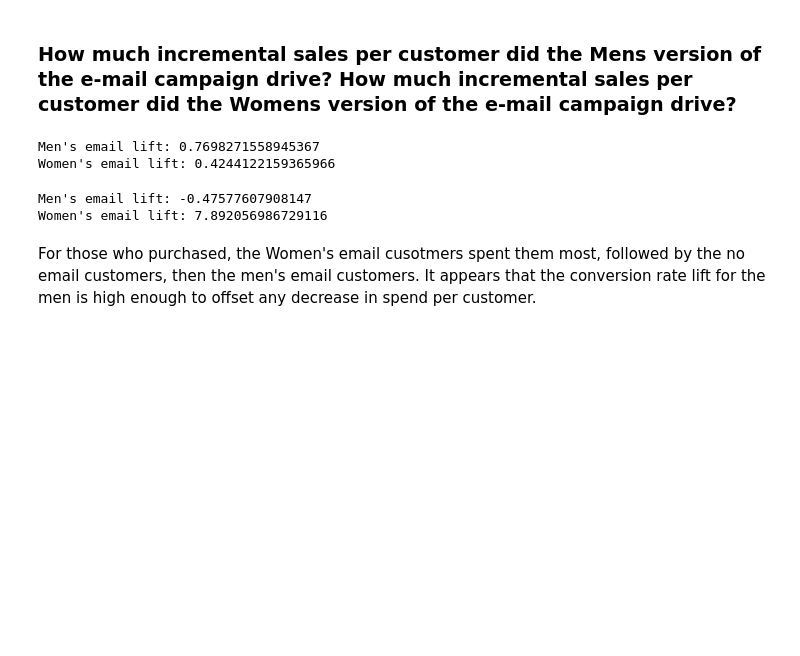
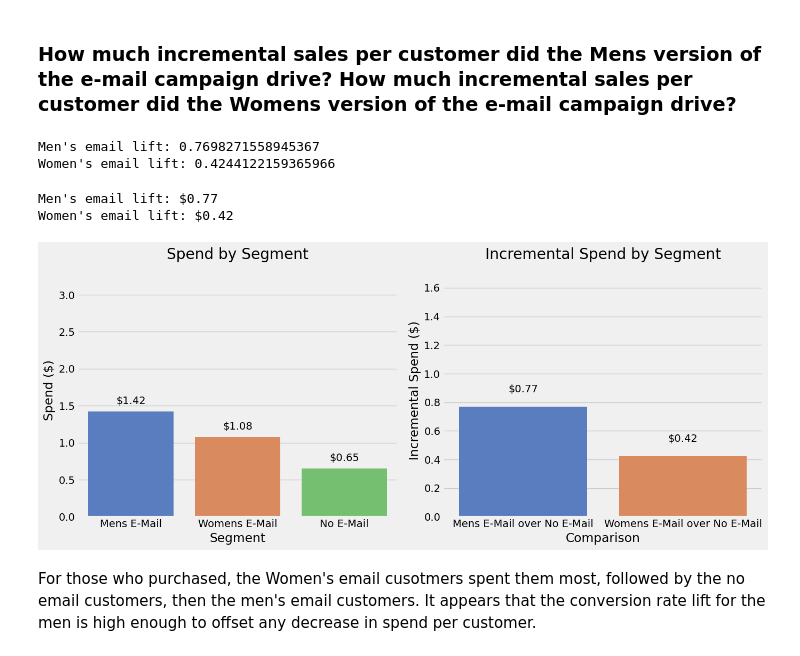
Before and after one commit to jwalluww/Medium_Articles, a Jupyter notebook: CausalInference/CauasalMLUpliftPart1.ipynb, the cells around one changed output. Cells and saved outputs as stored; diff of their text form; code cells hidden in the pictures; blank space fills up the shorter version.

```diff
--- a/CausalInference/CauasalMLUpliftPart1.ipynb
+++ b/CausalInference/CauasalMLUpliftPart1.ipynb
@@ -422,19 +422,56 @@ Men's email lift: 0.7698271558945367
 Women's email lift: 0.4244122159365966
 # %%
 data = load_hillstrom(target='spend',print_info=False)
-data = data.loc[data['spend']>0]
-mens = data.loc[data['segment']=='Mens E-Mail']['spend'].mean()
-womens = data.loc[data['segment']=='Womens E-Mail']['spend'].mean()
-no_email = data.loc[data['segment']=='No E-Mail']['spend'].mean()
+# data = data.loc[data['spend']>0]
+# Calculate spend means
+mens = data.loc[data['segment'] == 'Mens E-Mail']['spend'].mean()
+womens = data.loc[data['segment'] == 'Womens E-Mail']['spend'].mean()
+no_email = data.loc[data['segment'] == 'No E-Mail']['spend'].mean()
 
+# Calculate lifts
 mens_lift = mens - no_email
 womens_lift = womens - no_email
 
-print(f"Men's email lift: {mens_lift}")
-print(f"Women's email lift: {womens_lift}")
+print(f"Men's email lift: ${mens_lift:.2f}")
+print(f"Women's email lift: ${womens_lift:.2f}")
 # %% [output]
-Men's email lift: -0.47577607908147
-Women's email lift: 7.892056986729116
+Men's email lift: $0.77
+Women's email lift: $0.42
+# %%
+# Plot spend rates
+plt.figure(figsize=(14, 6))
+
+plt.subplot(1, 2, 1)
+spend_rates = pd.DataFrame({
+    'Segment': ['Mens E-Mail', 'Womens E-Mail', 'No E-Mail'],
+    'Spend ($)': [mens, womens, no_email]
+})
+sns.barplot(x='Segment', y='Spend ($)', data=spend_rates, palette='muted', hue='Segment', legend=False)
+for index, value in enumerate(spend_rates['Spend ($)']):
+    plt.text(index, value + 0.1, f'${value:.2f}', ha='center')
+plt.xlabel('Segment')
+plt.ylabel('Spend ($)')
+plt.title('Spend by Segment')
+plt.ylim(0, max(spend_rates['Spend ($)']) + 2)  # Set y-axis limit for spend
+
+# Plot lifts
+plt.subplot(1, 2, 2)
+lifts = pd.DataFrame({
+    'Comparison': ['Mens E-Mail over No E-Mail', 'Womens E-Mail over No E-Mail'],
+    'Incremental Spend ($)': [mens_lift, womens_lift]
+})
+sns.barplot(x='Comparison', y='Incremental Spend ($)', data=lifts, palette='muted', hue='Comparison', legend=False)
+for index, value in enumerate(lifts['Incremental Spend ($)']):
+    plt.text(index, value + 0.1, f'${value:.2f}', ha='center')
+plt.xlabel('Comparison')
+plt.ylabel('Incremental Spend ($)')
+plt.title('Incremental Spend by Segment')
+plt.ylim(0, max(lifts['Incremental Spend ($)']) + 1)  # Set y-axis limit for incremental spend
+
+plt.tight_layout()
+plt.show()
+# %% [output]
+[figure, added]
 # %% [markdown]
 For those who purchased, the Women's email cusotmers spent them most, followed by the no email customers, then the men's email customers.
 It appears that the conversion rate lift for the men is high enough to offset any decrease in spend per customer.
```
Also changed, not shown: parts of 13 cells of this notebook, 1 other file.
